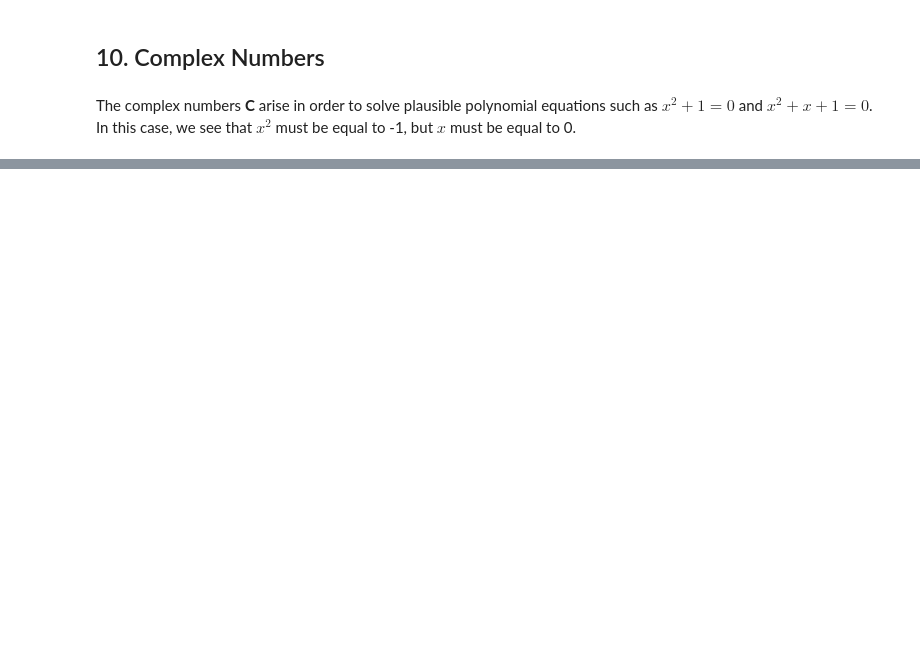
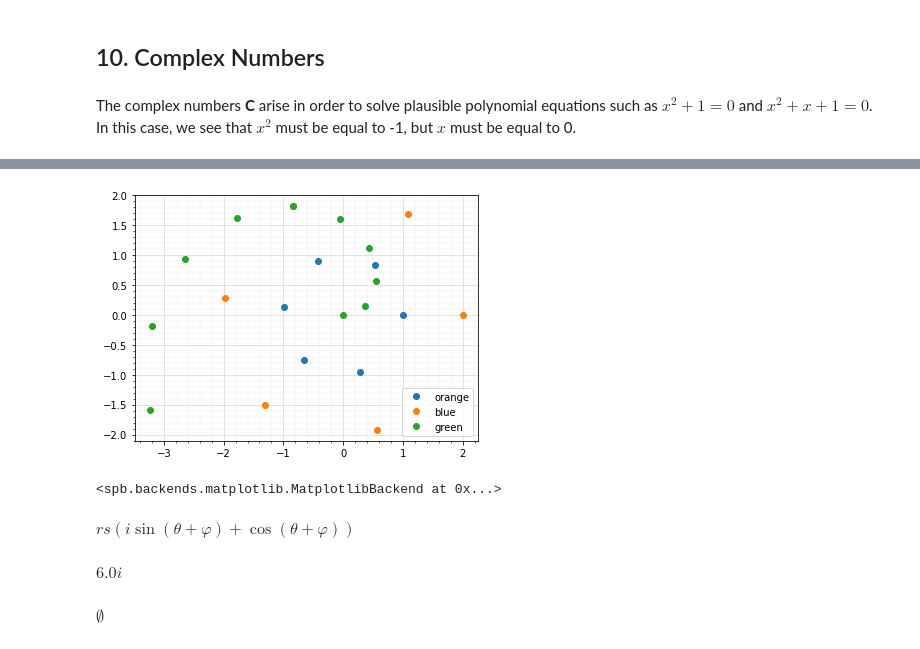
Before and after one commit to James-G-Hill/Sympy-Companion-to-Mathematics-Form-and-Function, a Jupyter notebook: ch04_real_numbers/10_complex_numbers.ipynb, the cells around one changed output, grey strips where cells are left out. Saved outputs shown, nothing was run; the diff lists cells and outputs as text; code cells hidden in the pictures; blank space fills up the shorter version.

Commit message:
Update c10 complex numbers

```diff
--- a/ch04_real_numbers/10_complex_numbers.ipynb
+++ b/ch04_real_numbers/10_complex_numbers.ipynb
@@ -62,13 +97,0 @@ print(complex_multiplication(i, i) == i_sqrd)
-# %%
-# Complex Number as a vector in Euclidean space
-x, y = 2, 2
-z = x + y
-print(z)
-
-# Complex Number described with polar coordinates
-r = math.sqrt(x**2 + y**2)
-theta = math.radians(45)
-z_calculated = r * (math.cos(theta) +  math.sin(theta))
-print(z_calculated)
-
-print(math.isclose(z, abs(z_calculated)))
@@ -114,0 +136,25 @@ print(math.isclose(w_prime_1, w_prime_2))
+# %%
+plot_complex_list(
+    ([polar.subs({r: 1, theta: y}).n() for y in range(6)], 'orange'),
+    ([polar.subs({r: 2, theta: y}).n() for y in range(6)], 'blue'),
+    ([polar.subs({r: y/2.5, theta: y/2.5}).n() for y in range(10)], 'green'),
+    aspect='equal'
+)
+# %% [output]
+[figure, added]
+<spb.backends.matplotlib.MatplotlibBackend at 0x...>
+# %%
+s, phi = symbols('s φ')
+
+polar_add = r*s*(cos(theta + phi) + I*sin(theta + phi))
+polar_add
+# %% [output]
+$\displaystyle r s \left(i \sin{\left(θ + φ \right)} + \cos{\left(θ + φ \right)}\right)$
+# %%
+polar_add.subs({r: 2, theta: 0, s: 3, phi: pi/2}).n()
+# %% [output]
+$\displaystyle 6.0 i$
+# %%
+solveset(x**2 + x + 1)
+# %% [output]
+$\displaystyle \emptyset$
```
Also changed, not shown: parts of 25 cells of this notebook.
